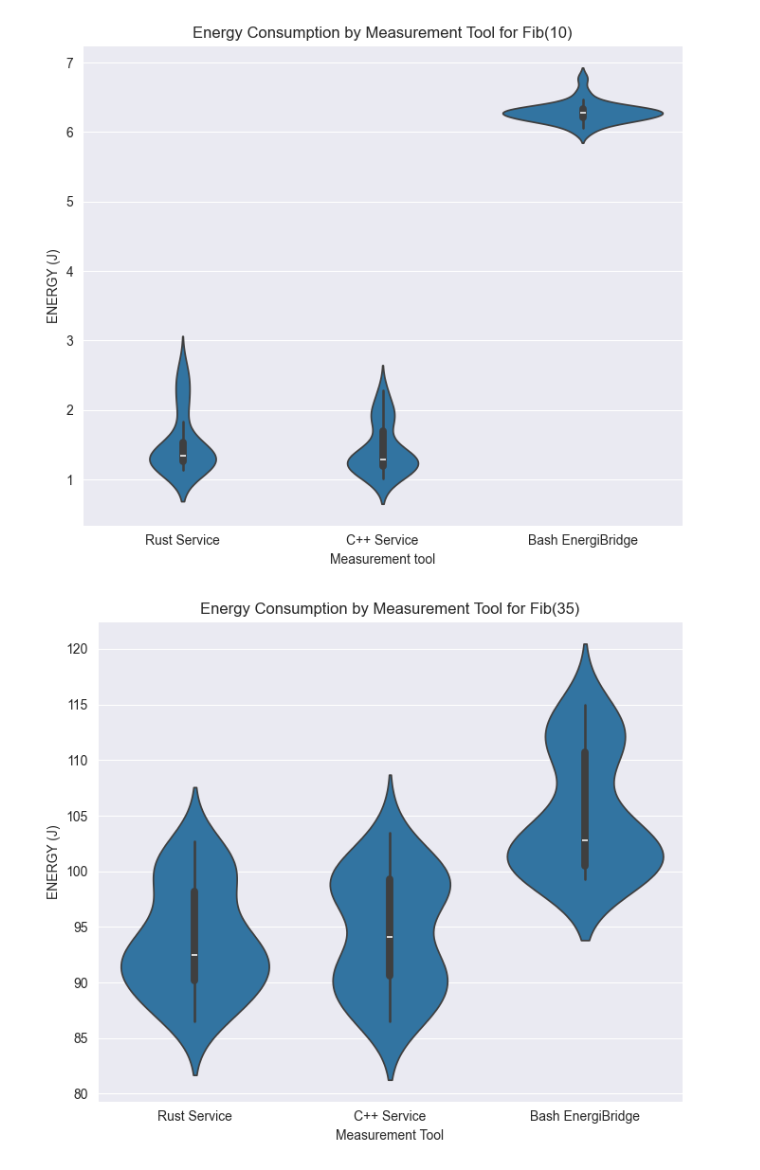
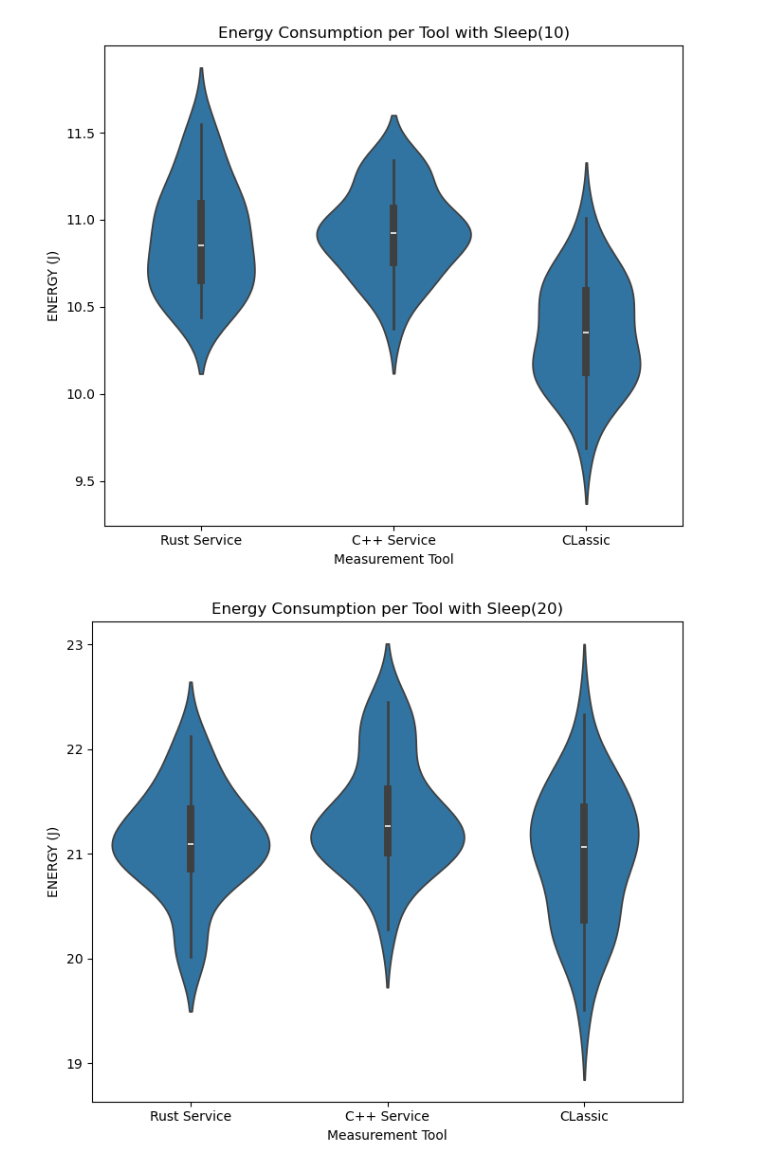
Before and after one commit to reglayass/EnergiBridge_RPC, a Jupyter notebook: py/results_analysis.ipynb, the cells around one changed output. Drawn from its saved outputs; the diff is of its cells as text; code cells hidden in the pictures.

Commit message:
finished graphs + pscore

```diff
--- a/py/results_analysis.ipynb
+++ b/py/results_analysis.ipynb
@@ -1,8 +0,0 @@
-# %%
-import pickle
-try:
-    with open('results.pkl', 'rb') as f:
-        data = pickle.load(f)
-    print(data)
-except FileNotFoundError:
-    print(f"File not found: 'results.pkl'")
@@ -45,3 +8,0 @@ Note: you may need to restart the kernel to use updated packages.
-# %%
-data = pd.read_pickle("results.pkl")
-print(data["fib"].keys())
@@ -127,0 +41,10 @@ P-value for bash EnergiBridge with Fib(40): 9.96085203101256e-05 Not normal dist
+# %%
+data_sleep = process_data("results.pkl", "sleep")
+data_fib = process_data("results.pkl", "fib")
+
+data_sleep_p_data = [
+    ["Rust", shapiro(data_sleep['rust_sleep_10']['PACKAGE ENERGY (J)'])[1], shapiro(data_sleep['rust_sleep_20']['PACKAGE ENERGY (J)'])[1], shapiro(data_fib['rust_fib_10']['PACKAGE ENERGY (J)'])[1], shapiro(data_fib['rust_fib_35']['PACKAGE ENERGY (J)'])[1], shapiro(data_fib['rust_fib_40']['PACKAGE ENERGY (J)'])[1]],
+    ["C++", shapiro(data_sleep['cpp_sleep_10']['PACKAGE ENERGY (J)'])[1], shapiro(data_sleep['cpp_sleep_20']['PACKAGE ENERGY (J)'])[1], shapiro(data_fib['cpp_fib_10']['PACKAGE ENERGY (J)'])[1], shapiro(data_fib['cpp_fib_35']['PACKAGE ENERGY (J)'])[1], shapiro(data_fib['cpp_fib_40']['PACKAGE ENERGY (J)'])[1]],
+    ["Classic", shapiro(data_sleep['nonservice_sleep_10']['PACKAGE ENERGY (J)'])[1], shapiro(data_sleep['nonservice_sleep_20']['PACKAGE ENERGY (J)'])[1], shapiro(data_fib['nonservice_fib_10']['PACKAGE ENERGY (J)'])[1], shapiro(data_fib['nonservice_fib_35']['PACKAGE ENERGY (J)'])[1], shapiro(data_fib['nonservice_fib_40']['PACKAGE ENERGY (J)'])[1]],
+]
+print(tabulate(data_sleep_p_data, headers=["Type", "Sleep(10)", "Sleep(20)", "Fib(10)", "Fib(35)", "Fib(40)"], tablefmt="grid"))
@@ -128,22 +61,21 @@ P-value for bash EnergiBridge with Fib(40): 9.96085203101256e-05 Not normal dist
 # %%
 plt.figure(figsize=(7, 6))
-ax = sns.violinplot(x="tool", y="PACKAGE ENERGY (J)", data=pd.concat([rust_10, cpp_10, nonservice_10]))
-plt.title("Energy Consumption by Measurement Tool for Fib(10)")
-plt.xlabel("Measurement tool")
+ax = sns.violinplot(x="tool", y="PACKAGE ENERGY (J)", data=pd.concat([data_sleep['rust_sleep_10'], data_sleep['cpp_sleep_10'], data_sleep['nonservice_sleep_10']]))
+plt.title("Energy Consumption per Tool with Sleep(10)")
+plt.xlabel("Measurement Tool")
 plt.ylabel("ENERGY (J)")
-ax.set_xticklabels(["Rust Service", "C++ Service", "Bash EnergiBridge"])
+ax.set_xticklabels(["Rust Service", "C++ Service", "CLassic"])
 plt.tight_layout()
 plt.show()
+
+plt.figure(figsize=(7, 6))
+ax = sns.violinplot(x="tool", y="PACKAGE ENERGY (J)", data=pd.concat([data_sleep['rust_sleep_20'], data_sleep['cpp_sleep_20'], data_sleep['nonservice_sleep_20']]))
+plt.title("Energy Consumption per Tool with Sleep(20)")
+plt.xlabel("Measurement Tool")
+plt.ylabel("ENERGY (J)")
+ax.set_xticklabels(["Rust Service", "C++ Service", "CLassic"])
+plt.tight_layout()
+plt.show()
 # %% [output]
-[figure, old version]
+[figure, new version]
+[figure, added]
-# %%
-plt.figure(figsize=(7, 6))
-ax = sns.violinplot(x="tool", y="PACKAGE ENERGY (J)", data=pd.concat([rust_35, cpp_35, nonservice_35]))
-plt.title("Energy Consumption by Measurement Tool for Fib(35)")
-plt.xlabel("Measurement Tool")
-plt.ylabel("ENERGY (J)")
-ax.set_xticklabels(["Rust Service", "C++ Service", "Bash EnergiBridge"])
-plt.tight_layout()
-plt.show()
-# %% [output]
-[figure, removed]
```
Also changed, not shown: parts of 12 cells of this notebook, 6 other files.
